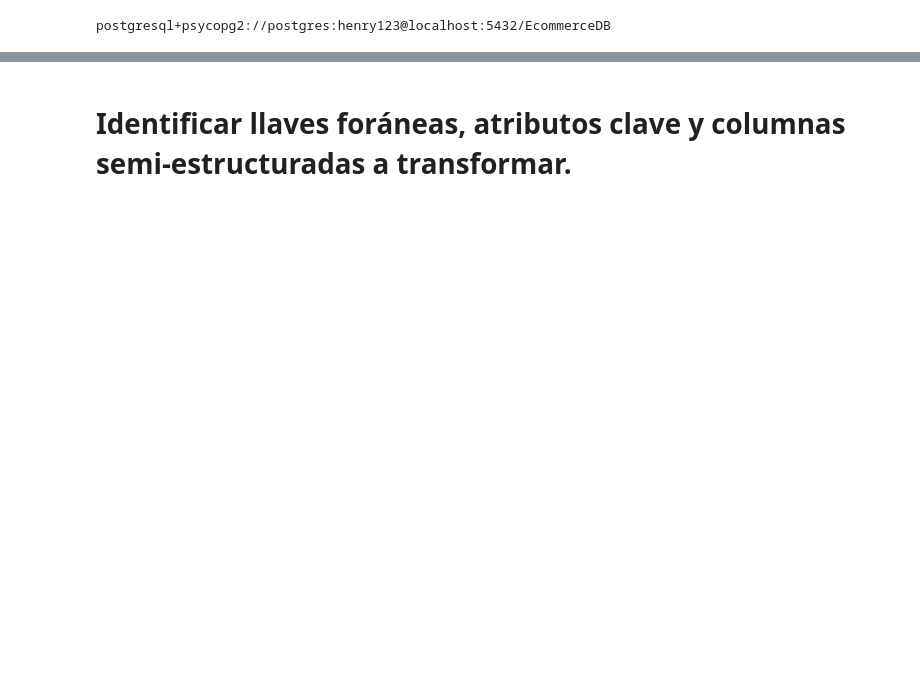
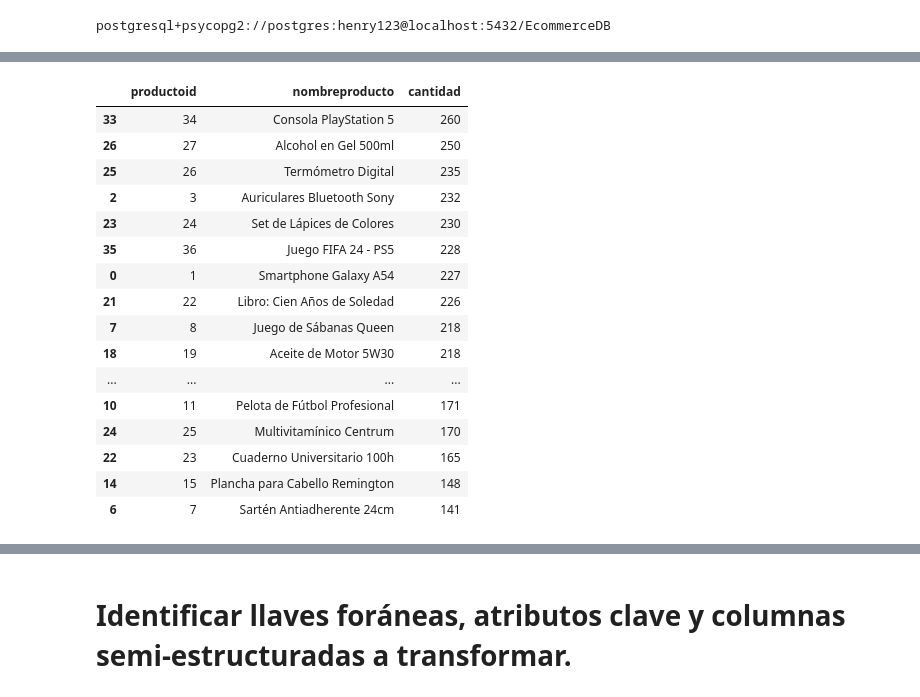
Before and after one commit to JulietaNaistat/proyecto-integrador-ecommerce, a Jupyter notebook: Avance_1/avance_1.ipynb, the cells around one changed output, grey strips where cells are left out. Saved outputs shown, nothing was run; the diff lists cells and outputs as text; code cells hidden in the pictures; blank space fills up the shorter version.

```diff
--- a/Avance_1/avance_1.ipynb
+++ b/Avance_1/avance_1.ipynb
@@ -79,0 +252,50 @@ for archivo in archivos:
+# %%
+# Cantidad de ventas por producto en el primer trimestre de 2025
+ordenes_trim1 = session.query(Orden).filter(
+    and_(
+        Orden.fechaorden >= datetime(2025, 1, 1),
+        Orden.fechaorden < datetime(2025, 4, 1)
+    )
+).all()
+detalles = session.query(DetalleOrden).all()
+detalles = []
+for o in ordenes_trim1:
+    for d in o.detalles:
+        detalles.append({
+            'productoid': d.productoid,
+            'cantidad': d.cantidad
+        })
+
+df_detalles = pd.DataFrame(detalles)
+
+# Agrupar por ProductoID
+ventas_por_producto = df_detalles.groupby('productoid')['cantidad'].sum().reset_index()
+
+# Mapear nombres de productos
+productos = session.query(Producto).all()
+mapa_nombres = {p.productoid: p.nombre for p in productos}
+ventas_por_producto['nombreproducto'] = ventas_por_producto['productoid'].map(mapa_nombres)
+
+# Reordenar columnas
+ventas_por_producto = ventas_por_producto[['productoid', 'nombreproducto', 'cantidad']].sort_values(by='cantidad', ascending=False)
+ventas_por_producto
+
+# Resultado: El producto más vendido en el trimestre analizado es la Consola PlayStation 5, seguido por el Alcohol en Gel que justamente es uno de los productos con mayor stock.  Podriamos concluir que la Playstation deberia tener más stock.
+# %% [output]
+|  | productoid | nombreproducto | cantidad |
+| 33 | 34 | Consola PlayStation 5 | 260 |
+| 26 | 27 | Alcohol en Gel 500ml | 250 |
+| 25 | 26 | Termómetro Digital | 235 |
+| 2 | 3 | Auriculares Bluetooth Sony | 232 |
+| 23 | 24 | Set de Lápices de Colores | 230 |
+| 35 | 36 | Juego FIFA 24 - PS5 | 228 |
+| 0 | 1 | Smartphone Galaxy A54 | 227 |
+| 21 | 22 | Libro: Cien Años de Soledad | 226 |
+| 7 | 8 | Juego de Sábanas Queen | 218 |
+| 18 | 19 | Aceite de Motor 5W30 | 218 |
+| ... | ... | ... | ... |
+| 10 | 11 | Pelota de Fútbol Profesional | 171 |
+| 24 | 25 | Multivitamínico Centrum | 170 |
+| 22 | 23 | Cuaderno Universitario 100h | 165 |
+| 14 | 15 | Plancha para Cabello Remington | 148 |
+| 6 | 7 | Sartén Antiadherente 24cm | 141 |
```
Also changed, not shown: parts of 10 cells of this notebook, 6 other files.
